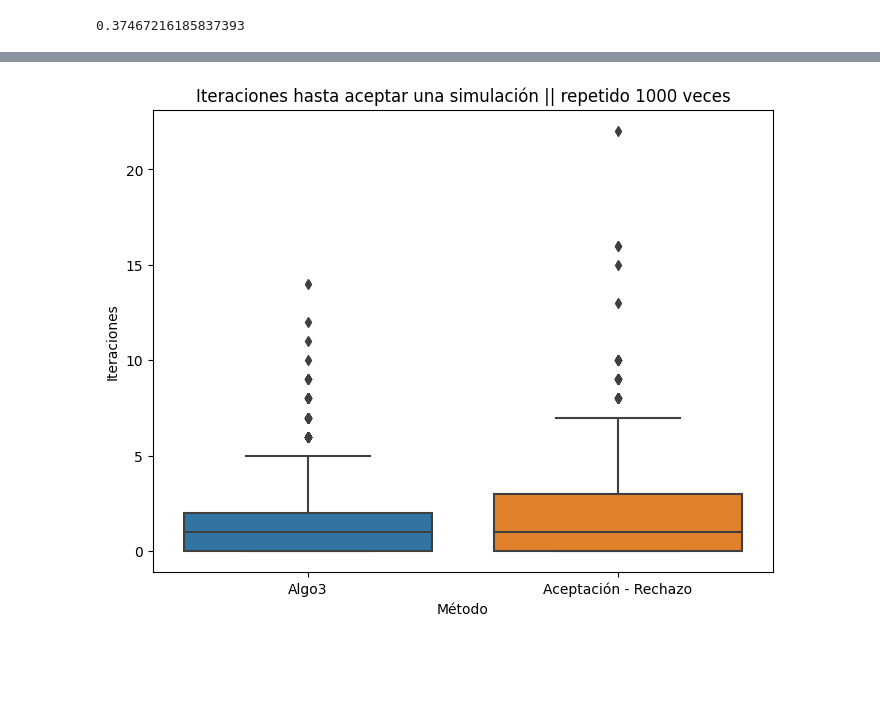
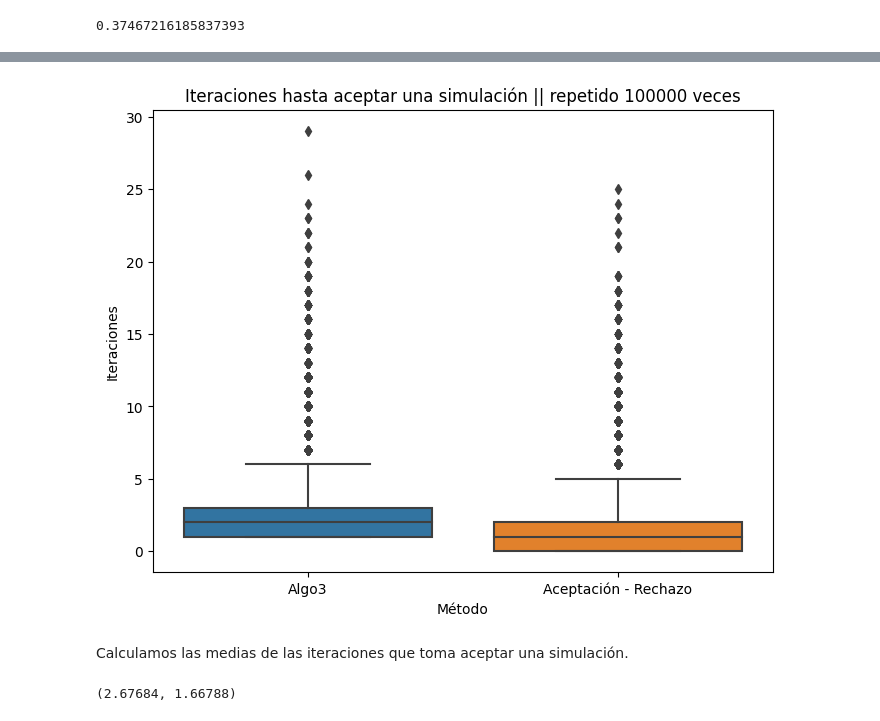
Before and after one commit to AlejandroVillazonG/MAT468, a Jupyter notebook: certamen/P2/P2_c.ipynb, the cells around one changed output, grey strips where cells are left out. Drawn from its saved outputs; the diff is of its cells as text; code cells hidden in the pictures; blank space fills up the shorter version.

```diff
--- a/certamen/P2/P2_c.ipynb
+++ b/certamen/P2/P2_c.ipynb
@@ -28,7 +28,7 @@ def aceptacion_rechazo(N, M, f, g, r = False):
             rechazados.append([y, u*M*g(y)])
     return (np.array(aceptados), np.array(rechazados)) if r == True else np.array(aceptados)[:,0]
 
-def Algo3(h,g,M,recursiones=0):
+def Algo3(h,g,M,recursiones=1):
     x = g(sim=True)
     u = np.random.uniform(0,1)
     if u < h(x)/(M*g(x)):
@@ -53,6 +53,6 @@ def graficar_resultados_accept_reject(aceptados, rechazados, f, g, M, puntos):
              label = 'Densidad objetivo')
     plt.plot(puntos, M * g(puntos),
              c='black', lw=3,
-             label = f'{M=} * Densidad instrumental')
-    plt.title(f'Puntos generados por el método')
+             label = f'({M=}) * Densidad instrumental')
+    plt.title(f'Puntos generados por Aceptación - Rechazo')
     plt.legend();
@@ -81,7 +91,0 @@ graficar_resultados_accept_reject(aceptados, rechazados, f, g_1, M_1, puntos)
-# %%
-f = lambda x:  beta(2.7, 6.3).pdf(x)
-g_2 = np.vectorize(lambda x = 0, sim = False: beta(2,6).rvs() if sim == True else beta(2,6).pdf(x))
-
-N = 10_000
-M_2 = 1.67
-aceptados, rechazados = aceptacion_rechazo(N, M_2, f, g_2, r = True)
@@ -147,16 +169,22 @@ plt.show()
 # %%
-repeat = 1000
+repeat = 100_000
 
-algo3 = np.array([Algo3(f,g_1,M_1)[1] for _ in range(repeat)])
-ac_re = np.array([aceptacion_rechazo(1,M_1,f,g_1,r=True)[1].shape[0] for _ in range(repeat)])
+algo3_iter = np.array([Algo3(f,g_1,M_1)[1] for _ in range(repeat)])
+ac_re_iter = np.array([aceptacion_rechazo(1,M_1,f,g_1,r=True)[1].shape[0] for _ in range(repeat)])
 
 df_plot = pd.concat((
-    pd.DataFrame({"Iteraciones":algo3,"Método":"Algo3"}),
-    pd.DataFrame({"Iteraciones":ac_re,"Método":"Aceptación - Rechazo"})
+    pd.DataFrame({"Iteraciones":algo3_iter,"Método":"Algo3"}),
+    pd.DataFrame({"Iteraciones":ac_re_iter,"Método":"Aceptación - Rechazo"})
 ))
 plt.figure(figsize=(8,6))
 sns.boxplot(x = "Método", y = "Iteraciones", data = df_plot)
 plt.title(f"Iteraciones hasta aceptar una simulación || repetido {repeat} veces")
 plt.show()
 # %% [output]
-[figure, old version]
+[figure, new version]
+# %% [markdown]
+Calculamos las medias de las iteraciones que toma aceptar una simulación.
+# %%
+algo3_iter.mean(), ac_re_iter.mean()
+# %% [output]
+(2.67684, 1.66788)
```
Also changed, not shown: parts of 26 cells of this notebook.
